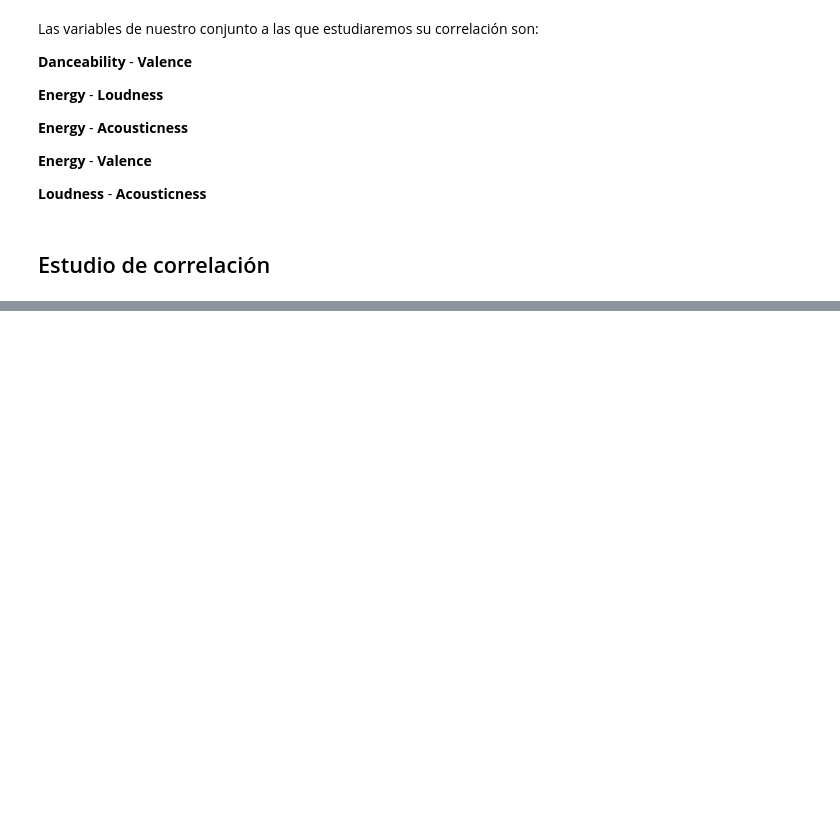
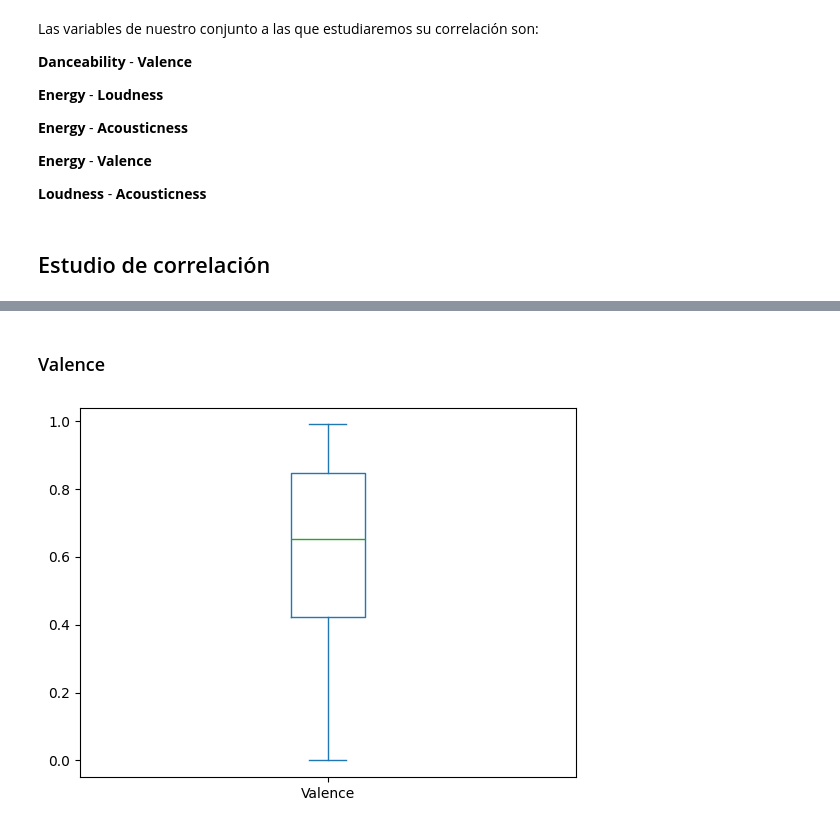
Before and after one commit to nachoperna/Fundamentos-de-la-Ciencia-de-Datos, a Jupyter notebook: TPE/tpe.ipynb, the cells around one changed output, grey strips where cells are left out. Saved outputs shown, nothing was run; the diff lists cells and outputs as text; code cells hidden in the pictures; blank space fills up the shorter version.

```diff
--- a/TPE/tpe.ipynb
+++ b/TPE/tpe.ipynb
@@ -346,0 +395,7 @@ Las variables de nuestro conjunto a las que estudiaremos su correlación son:
+# %% [markdown]
+### Valence
+# %%
+covers_sin_track_artist['Valence'].plot.box()
+plt.show()
+# %% [output]
+[figure, added]
```
Also changed, not shown: parts of 15 cells of this notebook.
